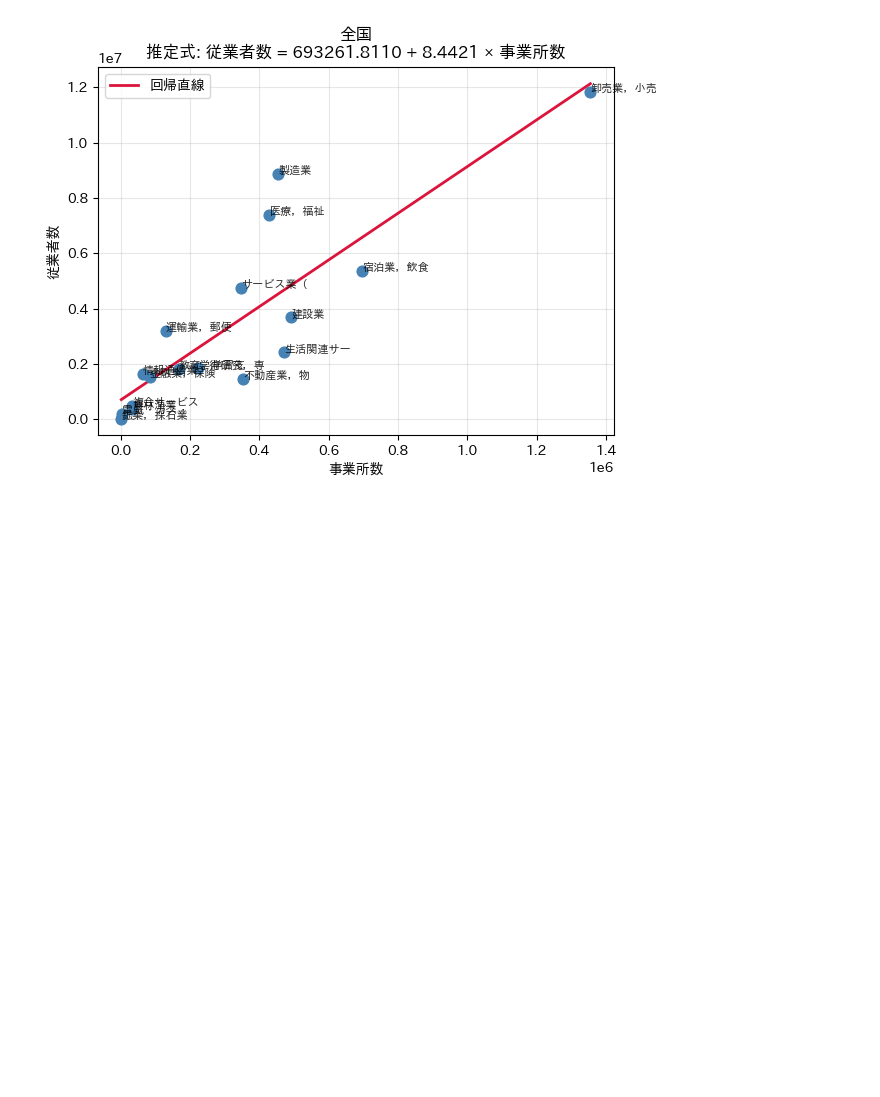
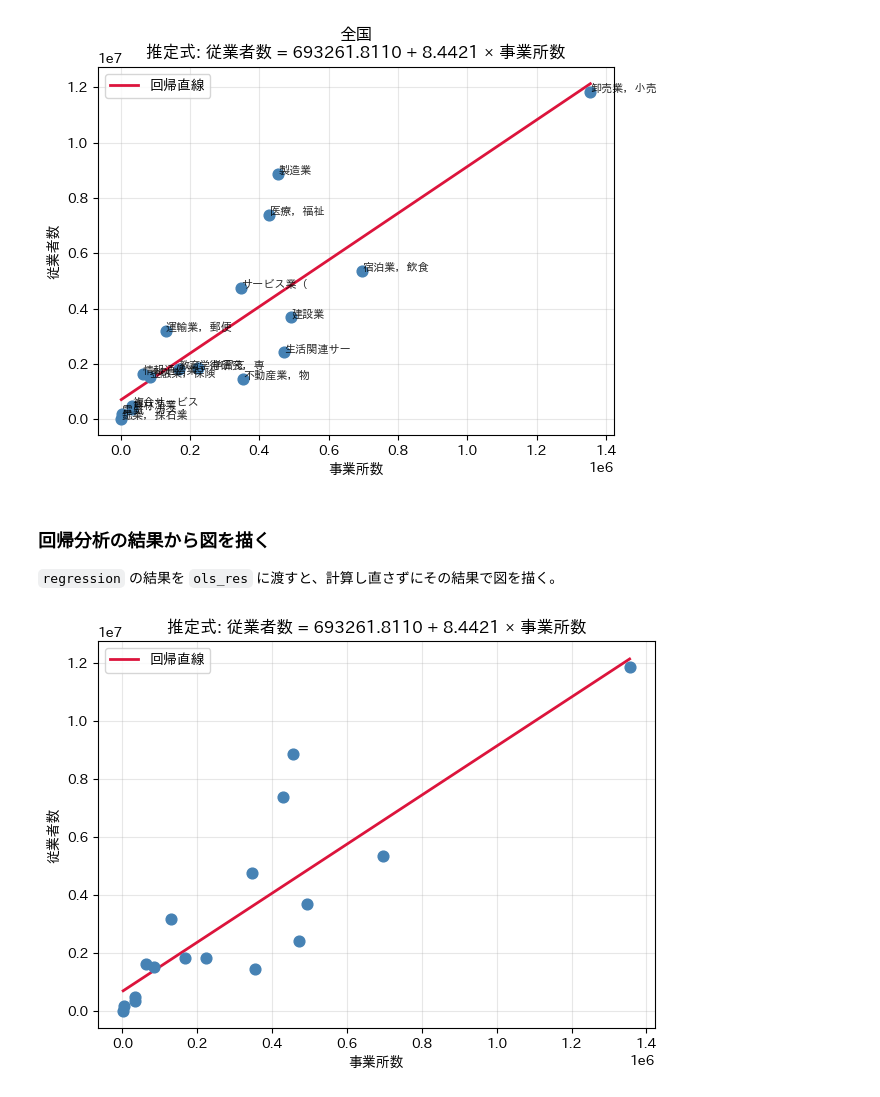
Before and after one commit to Py4Project/py4project, a Jupyter notebook: examples/example.ipynb, the cells around one changed output. Drawn from its saved outputs; the diff is of its cells as text; code cells hidden in the pictures; blank space fills up the shorter version.

```diff
--- a/examples/example.ipynb
+++ b/examples/example.ipynb
@@ -208,0 +298,3 @@ pyp.regression(x='事業所数', y='従業者数', data=df)
+# %%
+df['事業所数の変化'] = df['e2021'] - df['e2016']
+pyp.regression(x=['事業所数', '事業所数の変化'], y='従業者数', data=df)
@@ -237,3 +342,12 @@ pyp.regression_plot(x='事業所数', y='従業者数', title='全国', data=df,
 )
 # %% [output]
 [figure]
+# %% [markdown]
+### 回帰分析の結果から図を描く
+
+`regression` の結果を `ols_res` に渡すと、計算し直さずにその結果で図を描く。
+# %%
+res = pyp.regression(x='事業所数', y='従業者数', data=df)
+pyp.regression_plot(ols_res=res)
+# %% [output]
+[figure, added]
```
Also changed, not shown: parts of 24 cells of this notebook, 6 other files.
